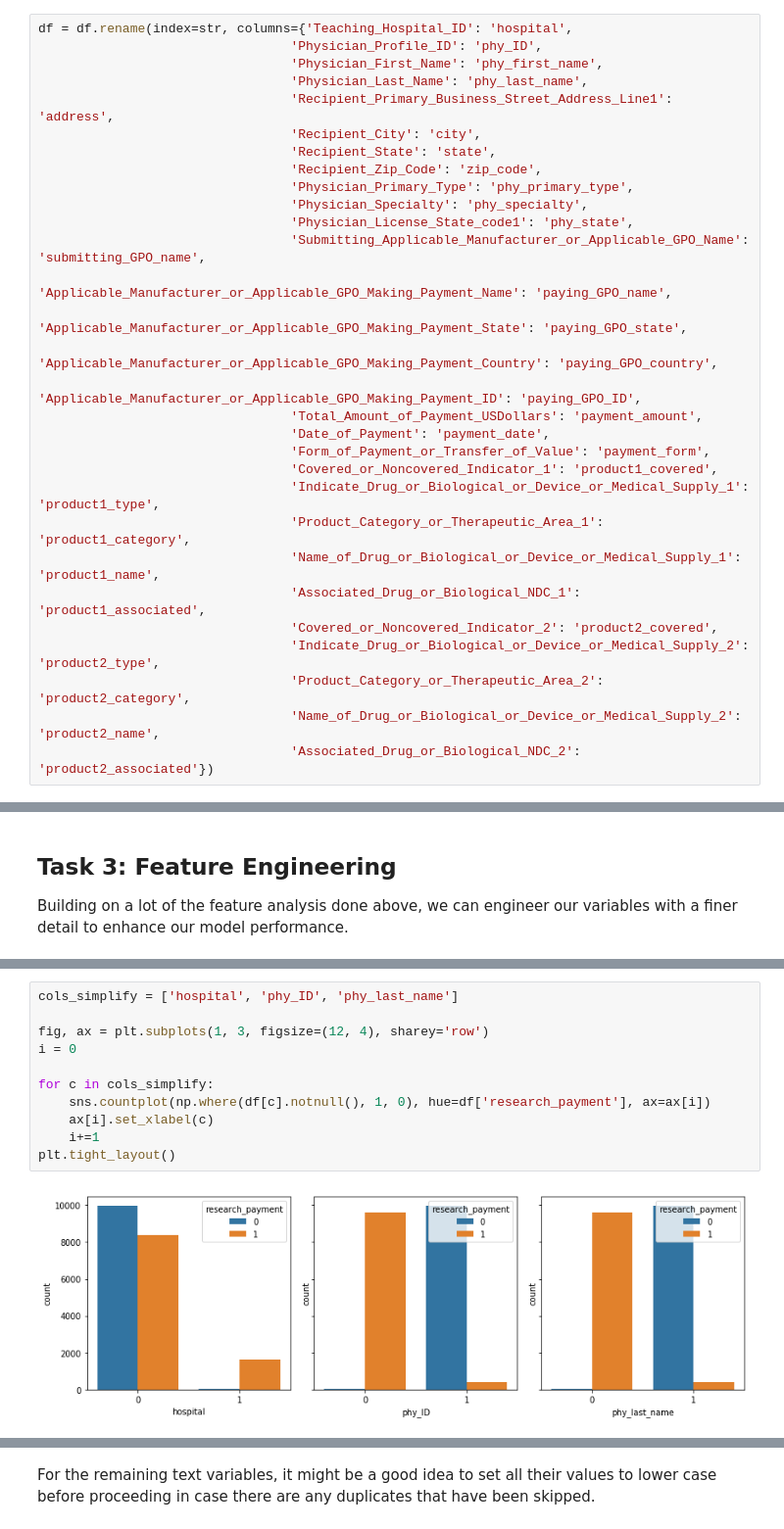
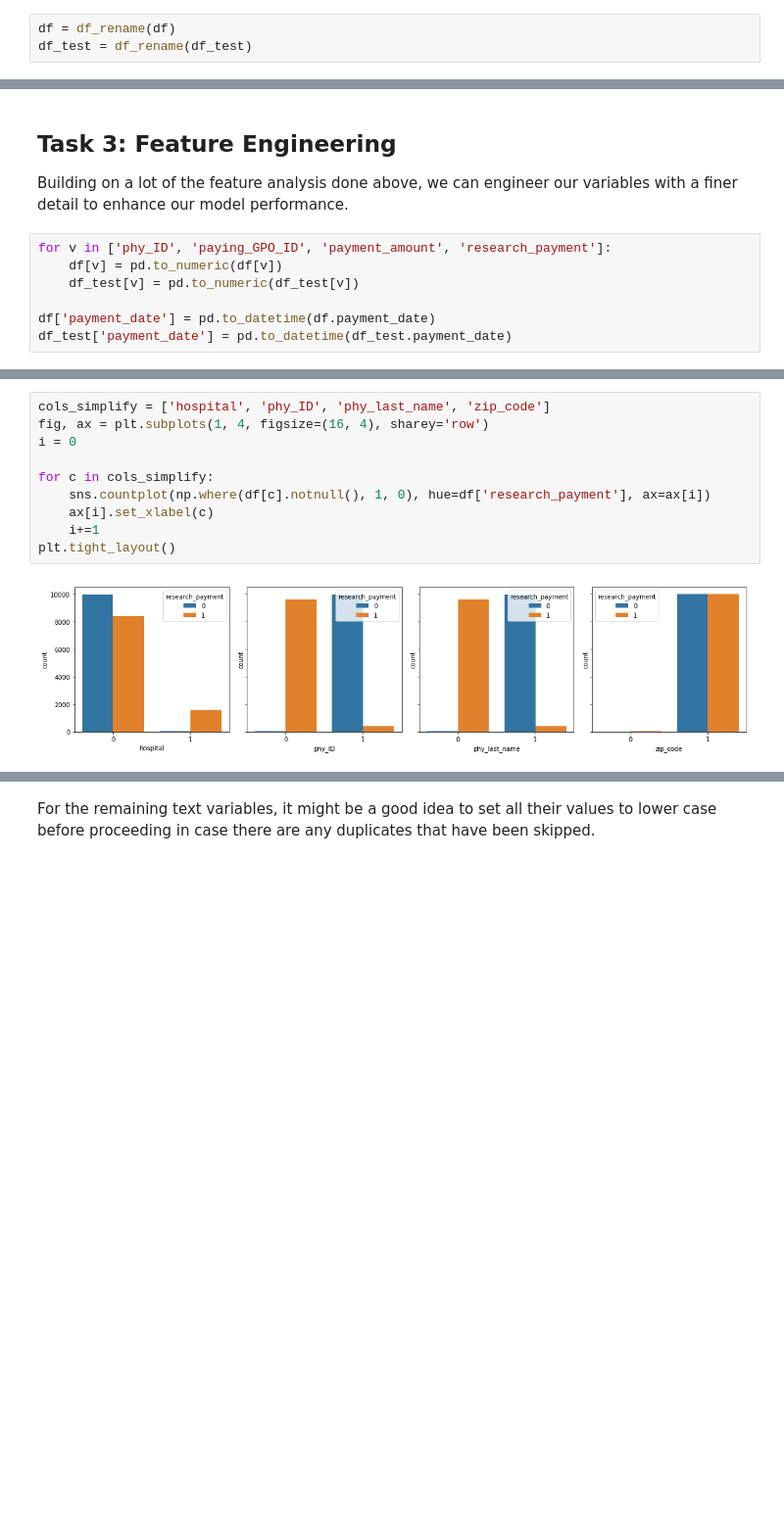
Before and after one commit to aml-spring-19/medical_payment_classification, a Jupyter notebook: HW3.ipynb, the cells around one changed output, grey strips where cells are left out. Shown at 98% size. Drawn from its saved outputs; the diff is of its cells as text; blank space fills up the shorter version.

```diff
--- a/HW3.ipynb
+++ b/HW3.ipynb
@@ -255,35 +275,8 @@ df.drop(cols_drop, axis=1, inplace=True)
 # %% [markdown]
 #### Renaming our Variables
-# %%
-df = df.rename(index=str, columns={'Teaching_Hospital_ID': 'hospital',
-                                 'Physician_Profile_ID': 'phy_ID',
-                                 'Physician_First_Name': 'phy_first_name',
-                                 'Physician_Last_Name': 'phy_last_name',
-                                 'Recipient_Primary_Business_Street_Address_Line1': 'address',
-                                 'Recipient_City': 'city',
-                                 'Recipient_State': 'state',
-                                 'Recipient_Zip_Code': 'zip_code',
-                                 'Physician_Primary_Type': 'phy_primary_type',
-                                 'Physician_Specialty': 'phy_specialty',
-                                 'Physician_License_State_code1': 'phy_state',
-                                 'Submitting_Applicable_Manufacturer_or_Applicable_GPO_Name': 'submitting_GPO_name',
-                                 'Applicable_Manufacturer_or_Applicable_GPO_Making_Payment_Name': 'paying_GPO_name',
-                                 'Applicable_Manufacturer_or_Applicable_GPO_Making_Payment_State': 'paying_GPO_state',
-                                 'Applicable_Manufacturer_or_Applicable_GPO_Making_Payment_Country': 'paying_GPO_country',
-                                 'Applicable_Manufacturer_or_Applicable_GPO_Making_Payment_ID': 'paying_GPO_ID',
-                                 'Total_Amount_of_Payment_USDollars': 'payment_amount',
-                                 'Date_of_Payment': 'payment_date',
-                                 'Form_of_Payment_or_Transfer_of_Value': 'payment_form',
-                                 'Covered_or_Noncovered_Indicator_1': 'product1_covered',
-                                 'Indicate_Drug_or_Biological_or_Device_or_Medical_Supply_1': 'product1_type',
-                                 'Product_Category_or_Therapeutic_Area_1': 'product1_category',
-                                 'Name_of_Drug_or_Biological_or_Device_or_Medical_Supply_1': 'product1_name',
-                                 'Associated_Drug_or_Biological_NDC_1': 'product1_associated',
-                                 'Covered_or_Noncovered_Indicator_2': 'product2_covered',
-                                 'Indicate_Drug_or_Biological_or_Device_or_Medical_Supply_2': 'product2_type',
-                                 'Product_Category_or_Therapeutic_Area_2': 'product2_category',
-                                 'Name_of_Drug_or_Biological_or_Device_or_Medical_Supply_2': 'product2_name',
-                                 'Associated_Drug_or_Biological_NDC_2': 'product2_associated'})
+# %%
+df = df_rename(df)
+df_test = df_rename(df_test)
 # %% [markdown]
 ## Task 2: Preprocessing and baseline model
 # %% [markdown]
@@ -335,6 +332,13 @@ pipe.score(X_test, y_test)
 ## Task 3: Feature Engineering
 
 Building on a lot of the feature analysis done above, we can engineer our variables with a finer detail to enhance our model performance.
+# %%
+for v in ['phy_ID', 'paying_GPO_ID', 'payment_amount', 'research_payment']:
+    df[v] = pd.to_numeric(df[v])
+    df_test[v] = pd.to_numeric(df_test[v])
+
+df['payment_date'] = pd.to_datetime(df.payment_date)
+df_test['payment_date'] = pd.to_datetime(df_test.payment_date)
 # %%
 df.head(2)
 # %% [output]
@@ -348,14 +352,13 @@ Although the values of a lot of our variables provide little insight, the fact t
 # %%
-cols_simplify = ['hospital', 'phy_ID', 'phy_last_name']
-
-fig, ax = plt.subplots(1, 3, figsize=(12, 4), sharey='row')
+cols_simplify = ['hospital', 'phy_ID', 'phy_last_name', 'zip_code']
+fig, ax = plt.subplots(1, 4, figsize=(16, 4), sharey='row')
 i = 0
 
 for c in cols_simplify:
     sns.countplot(np.where(df[c].notnull(), 1, 0), hue=df['research_payment'], ax=ax[i])
     ax[i].set_xlabel(c)
     i+=1
 plt.tight_layout()
 # %% [output]
-[figure, old version]
+[figure, new version]
 # %% [markdown]
```
Also changed, not shown: parts of 93 cells of this notebook, 1 other file.
